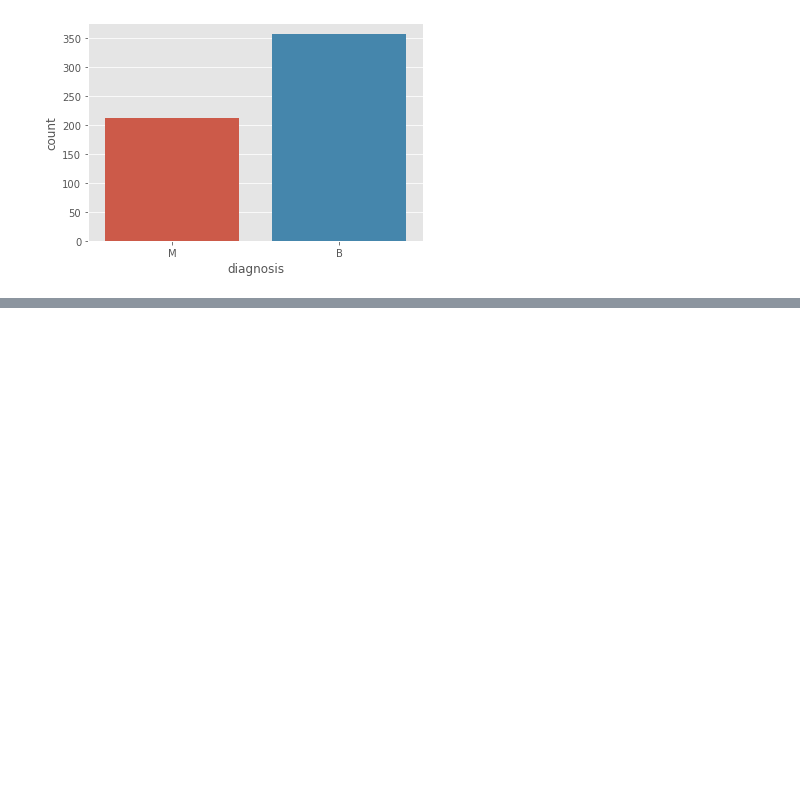
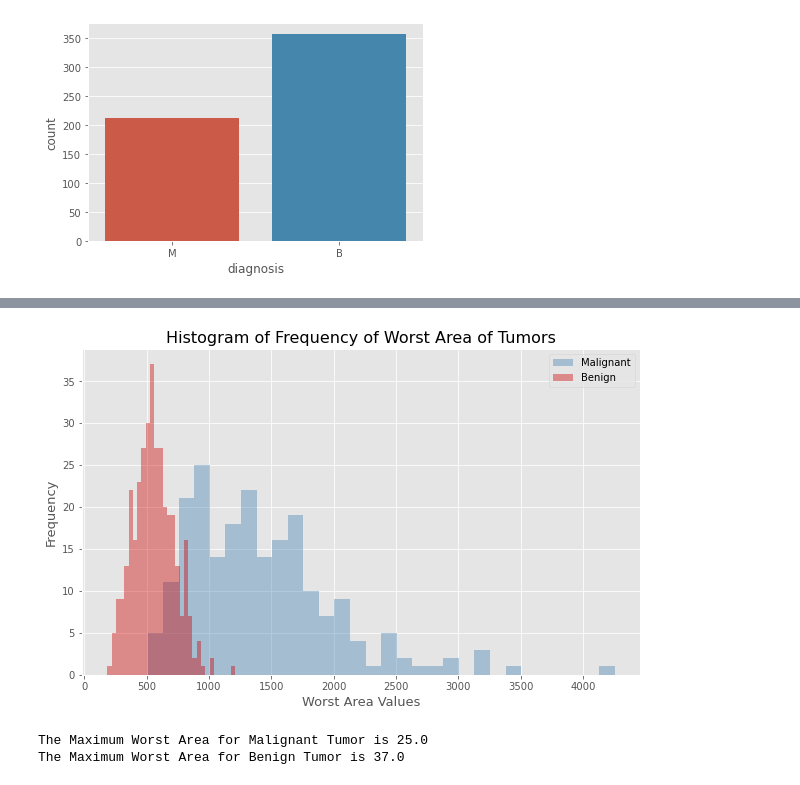
Before and after one commit to Tilda98/Causal_Inference, a Jupyter notebook: notebooks/eda.ipynb, the cells around one changed output, grey strips where cells are left out. Saved outputs shown, nothing was run; the diff lists cells and outputs as text; code cells hidden in the pictures; blank space fills up the shorter version.

```diff
--- a/notebooks/eda.ipynb
+++ b/notebooks/eda.ipynb
@@ -115,0 +136,18 @@ Most frequent malignant radius mean is:  20.101999999999997
+# %%
+plt.figure(figsize=(10, 6))
+M = plt.hist(data[data.diagnosis == 'M'].area_worst, bins=30, label='Malignant', alpha=0.4, color='#4682b4')
+B = plt.hist(data[data.diagnosis == 'B'].area_worst, bins=30, label='Benign', alpha=0.4, color='#cc0000')
+plt.legend()
+plt.xlabel('Worst Area Values', fontsize=13)
+plt.ylabel('Frequency', fontsize=13)
+plt.title('Histogram of Frequency of Worst Area of Tumors', fontsize=16)
+plt.show()
+
+# Calculating the maximum mean area of malignant and benign tumors
+
+print('The Maximum Worst Area for Malignant Tumor is',M[0].max())
+print('The Maximum Worst Area for Benign Tumor is',B[0].max())
+# %% [output]
+[figure, added]
+The Maximum Worst Area for Malignant Tumor is 25.0
+The Maximum Worst Area for Benign Tumor is 37.0
```
Also changed, not shown: parts of 3 cells of this notebook.
